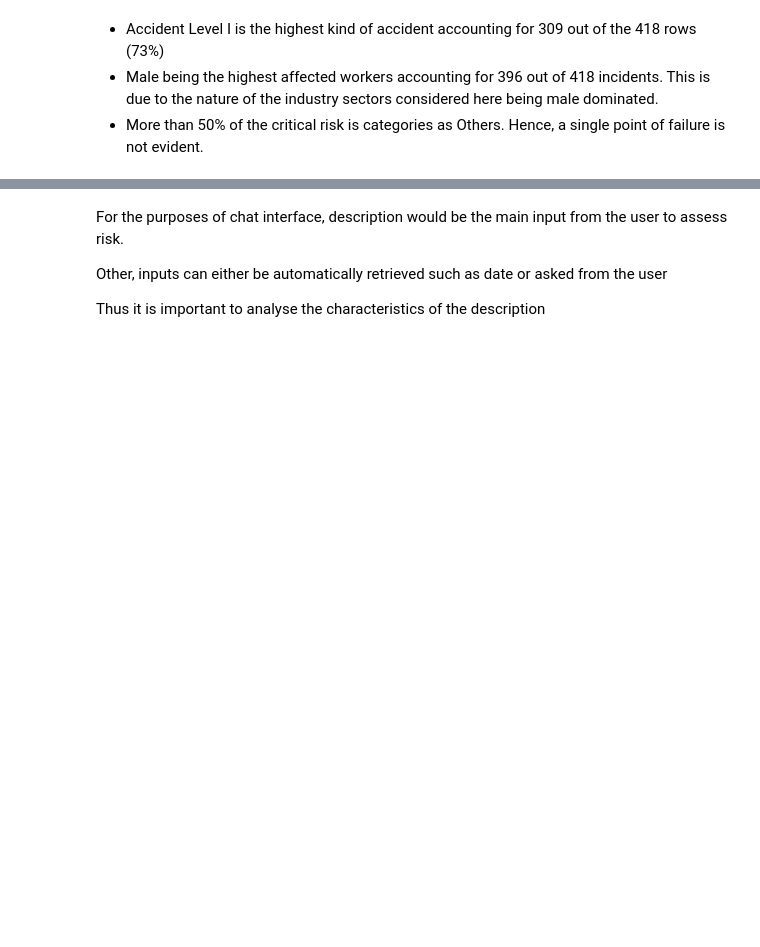
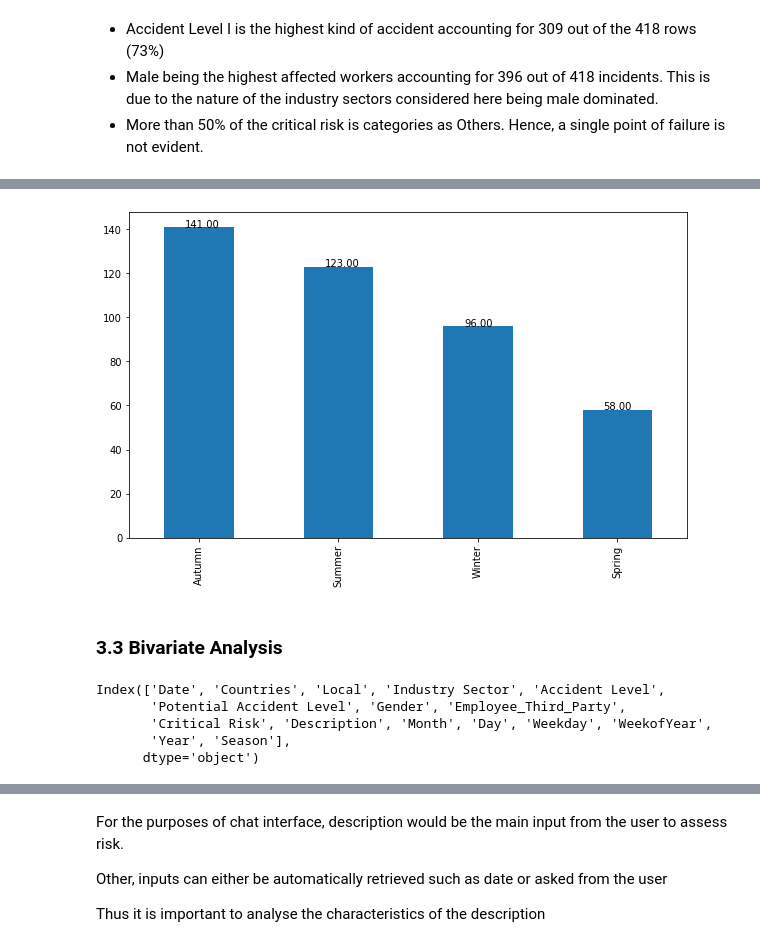
Before and after one commit to vishnudas-raveendran/PGP-AIML, a Jupyter notebook: Capstone_interim.ipynb, the cells around one changed output, grey strips where cells are left out. Cells and saved outputs as stored; diff of their text form; code cells hidden in the pictures; blank space fills up the shorter version.

```diff
--- a/Capstone_interim.ipynb
+++ b/Capstone_interim.ipynb
@@ -162,0 +196,14 @@ data.head()
+# %%
+def assign_seasons(month):
+    if month in [9,10,11]:
+        season = 'Spring'
+    elif month in [1,2,12]:
+        season = 'Summer'
+    elif month in [3,4,5]:
+        season = 'Autumn'
+    elif month in[6,7,8]:
+        season = 'Winter'
+    return season
+# %%
+data['Season'] = data['Month'].apply(assign_seasons)
+data.head()
@@ -221,0 +307,18 @@ Also, Country_01 has highest distribution of accidents because 'Mining' value of
+# %%
+ax = data['Season'].value_counts().plot(kind = 'bar', figsize = (10, 6))
+
+for p in ax.patches:
+    ax.annotate('{:.2f}'.format(p.get_height()), (p.get_x()+0.15, p.get_height()+0.04))
+plt.show()
+# %% [output]
+[figure, added]
+# %% [markdown]
+### 3.3 Bivariate Analysis
+# %%
+data.columns
+# %% [output]
+Index(['Date', 'Countries', 'Local', 'Industry Sector', 'Accident Level',
+       'Potential Accident Level', 'Gender', 'Employee_Third_Party',
+       'Critical Risk', 'Description', 'Month', 'Day', 'Weekday', 'WeekofYear',
+       'Year', 'Season'],
+      dtype='object')
```
Also changed, not shown: parts of 196 cells of this notebook.
